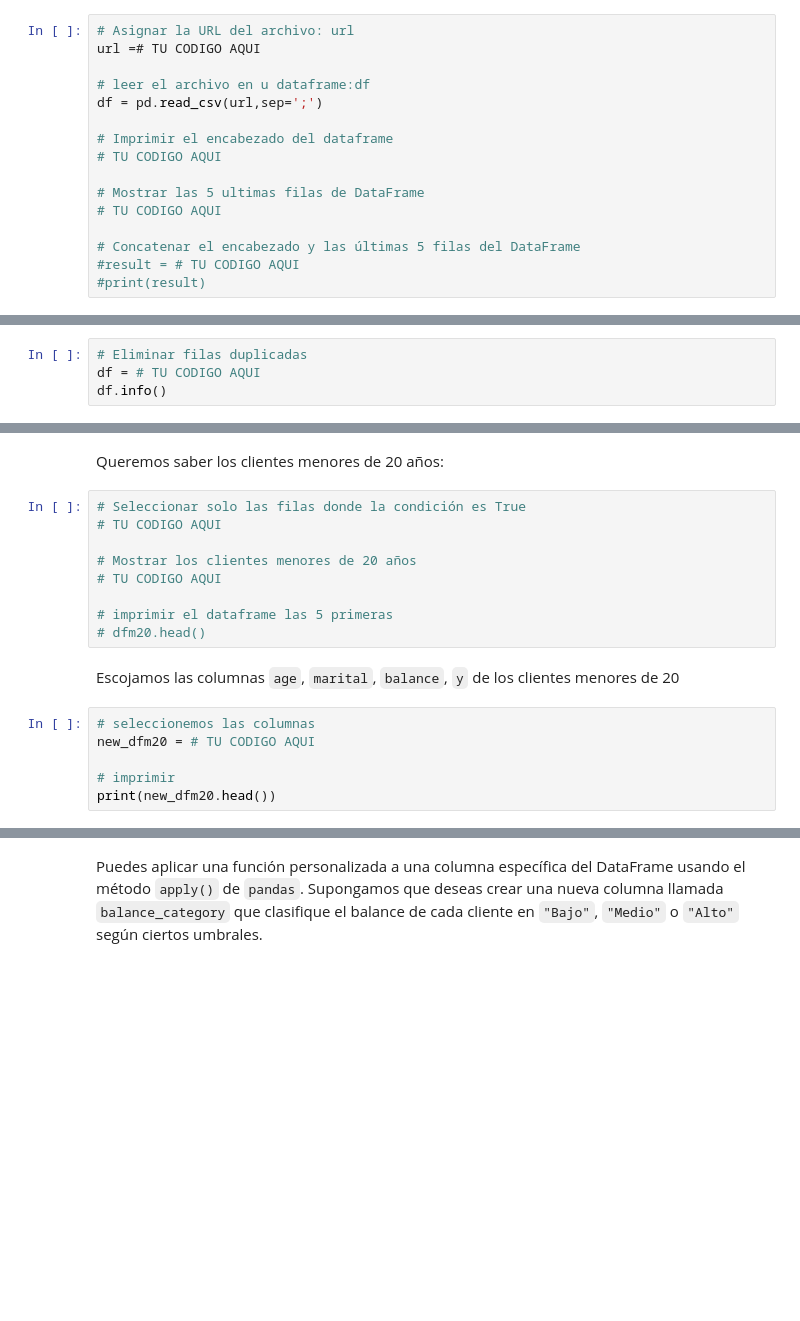
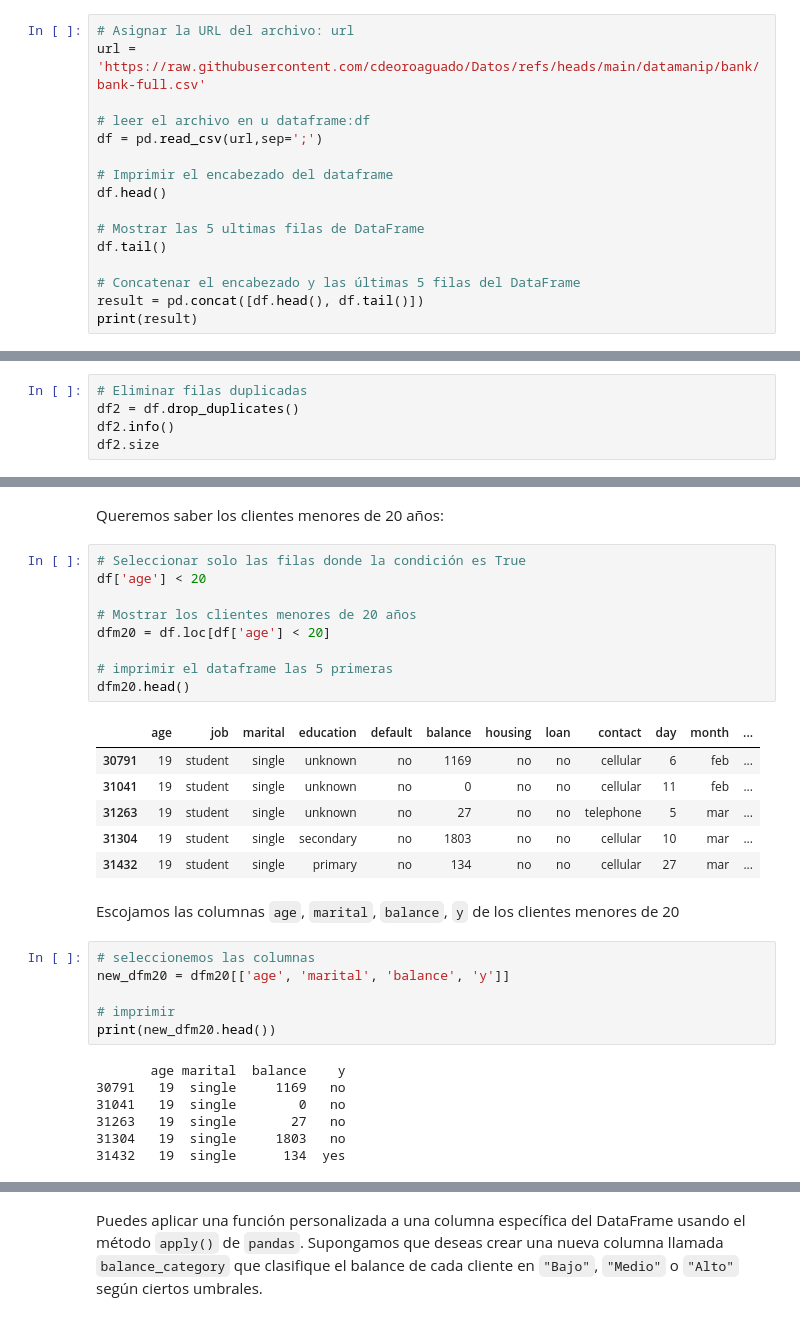
Before and after one commit to lporras/bootcamp_analisis_predic, a Jupyter notebook: docs/modulo_1_sin_codigo.ipynb, the cells around one changed output, grey strips where cells are left out. Saved outputs shown, nothing was run; the diff lists cells and outputs as text; blank space fills up the shorter version.

```diff
--- a/docs/modulo_1_sin_codigo.ipynb
+++ b/docs/modulo_1_sin_codigo.ipynb
@@ -359,17 +359,17 @@ Este conjunto de datos tiene 4521 observaciones y 17 variables. Las variables so
 * **y**: Resultado de la campaña actual (si el cliente suscribió o no un depósito a plazo fijo).
 # %%
 # Asignar la URL del archivo: url
-url =# TU CODIGO AQUI
+url = 'https://raw.githubusercontent.com/cdeoroaguado/Datos/refs/heads/main/datamanip/bank/bank-full.csv'
 
 # leer el archivo en u dataframe:df
 df = pd.read_csv(url,sep=';')
 
 # Imprimir el encabezado del dataframe
-# TU CODIGO AQUI
+df.head()
 
 # Mostrar las 5 ultimas filas de DataFrame
-# TU CODIGO AQUI
+df.tail()
 
 # Concatenar el encabezado y las últimas 5 filas del DataFrame
-#result = # TU CODIGO AQUI
-#print(result)
+result = pd.concat([df.head(), df.tail()])
+print(result)
@@ -392,5 +432,6 @@ El atributo `df.size` en pandas devuelve el número total de elementos en un `Da
 Puede ocurrir que el conjunto de datos de marketing para la banca tenga duplicados. El método `drop_duplicates()` en pandas se utiliza para eliminar filas duplicadas de un DataFrame. Este método permite identificar y remover filas que contienen los mismos valores en las columnas seleccionadas, o en todas las columnas si no se especifica ninguna.
 # %%
 # Eliminar filas duplicadas
-df = # TU CODIGO AQUI
-df.info()
+df2 = df.drop_duplicates()
+df2.info()
+df2.size
@@ -409,21 +488,35 @@ Ahora, el nombres de las variables, el indice, el tipo de dato del dataset de ma
 Queremos saber los clientes menores de 20 años:
 # %%
 # Seleccionar solo las filas donde la condición es True
-# TU CODIGO AQUI
+df['age'] < 20
 
 # Mostrar los clientes menores de 20 años
-# TU CODIGO AQUI
+dfm20 = df.loc[df['age'] < 20]
 
 # imprimir el dataframe las 5 primeras
-# dfm20.head()
+dfm20.head()
+# %% [output]
+|  | age | job | marital | education | default | balance | housing | loan | contact | day | month | ... |
+| 30791 | 19 | student | single | unknown | no | 1169 | no | no | cellular | 6 | feb | ... |
+| 31041 | 19 | student | single | unknown | no | 0 | no | no | cellular | 11 | feb | ... |
+| 31263 | 19 | student | single | unknown | no | 27 | no | no | telephone | 5 | mar | ... |
+| 31304 | 19 | student | single | secondary | no | 1803 | no | no | cellular | 10 | mar | ... |
+| 31432 | 19 | student | single | primary | no | 134 | no | no | cellular | 27 | mar | ... |
 # %% [markdown]
 Escojamos las columnas `age`, `marital`, `balance`, `y` de los clientes menores de 20
 # %%
 # seleccionemos las columnas
-new_dfm20 = # TU CODIGO AQUI
+new_dfm20 = dfm20[['age', 'marital', 'balance', 'y']]
 
 # imprimir
 print(new_dfm20.head())
+# %% [output]
+       age marital  balance    y
+30791   19  single     1169   no
+31041   19  single        0   no
+31263   19  single       27   no
+31304   19  single     1803   no
+31432   19  single      134  yes
 # %%
 # ordenar
 new_dfm20.sort_values(by='balance', ascending=False)
```
Also changed, not shown: parts of 8 cells of this notebook.
